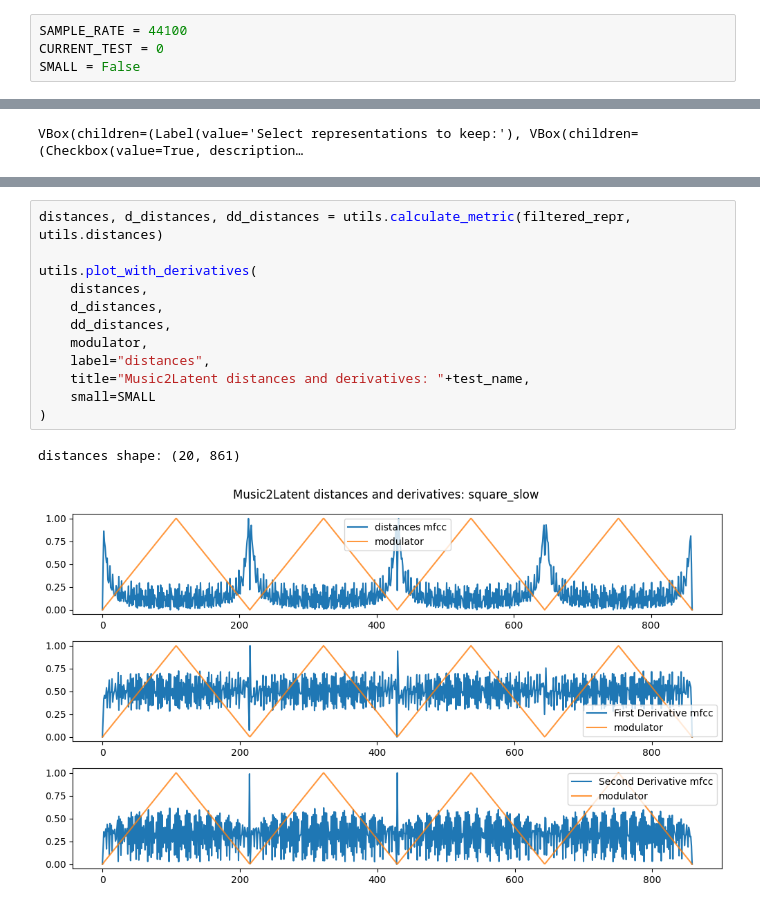
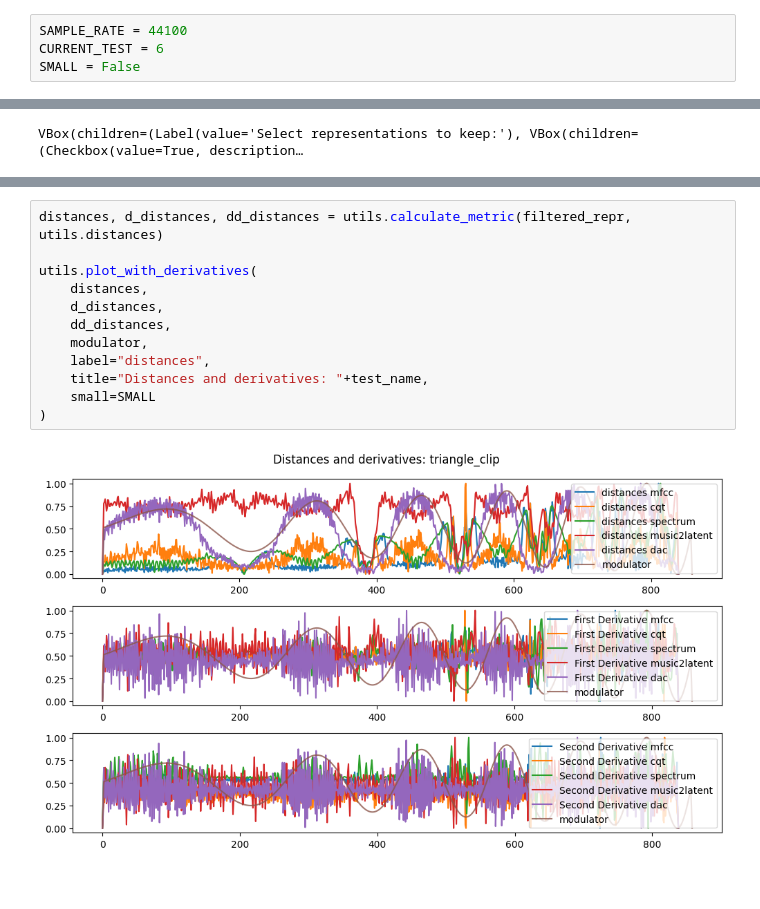
Before and after one commit to inspektral/sonic-trajectories, a Jupyter notebook: onset-benchmark.ipynb, the cells around one changed output, grey strips where cells are left out. Drawn from its saved outputs; the diff is of its cells as text.

```diff
--- a/onset-benchmark.ipynb
+++ b/onset-benchmark.ipynb
@@ -54,7 +54,7 @@ Available tests:
 12: reverb_saw
 # %%
 SAMPLE_RATE = 44100
-CURRENT_TEST = 0
+CURRENT_TEST = 6
 SMALL = False
 # %%
 test = tests[list(tests.keys())[CURRENT_TEST]]
@@ -149,18 +149,17 @@ utils.plot_with_derivatives(
 # %%
 distances, d_distances, dd_distances = utils.calculate_metric(filtered_repr, utils.distances)
 
 utils.plot_with_derivatives(
     distances,
     d_distances,
     dd_distances,
     modulator,
     label="distances",
-    title="Music2Latent distances and derivatives: "+test_name,
+    title="Distances and derivatives: "+test_name,
     small=SMALL
 )
 # %% [output]
-distances shape: (20, 861)
-[figure, old version]
+[figure, new version]
 # %%
 similarities, d_similarities, dd_similarities = utils.calculate_metric(filtered_repr, utils.cosine_similarity)
 
```
Also changed, not shown: parts of 9 cells of this notebook, 3 other files.
